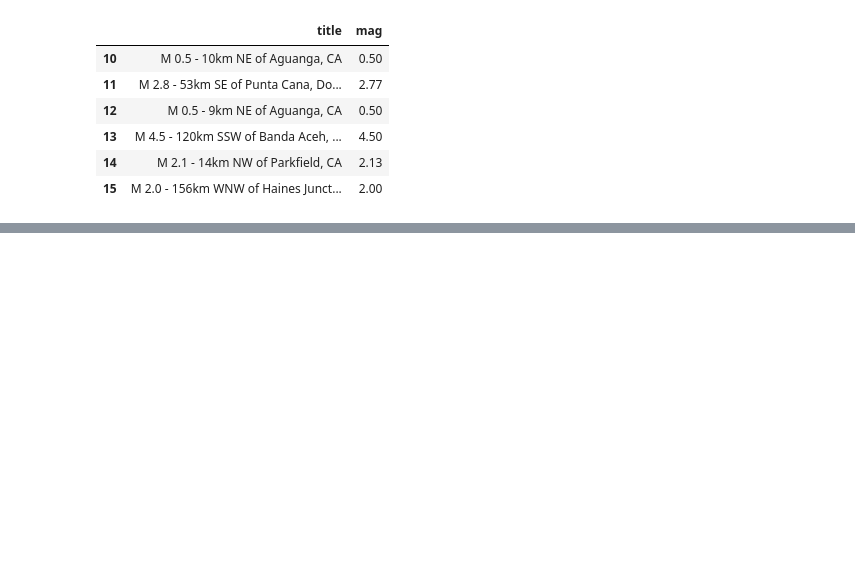
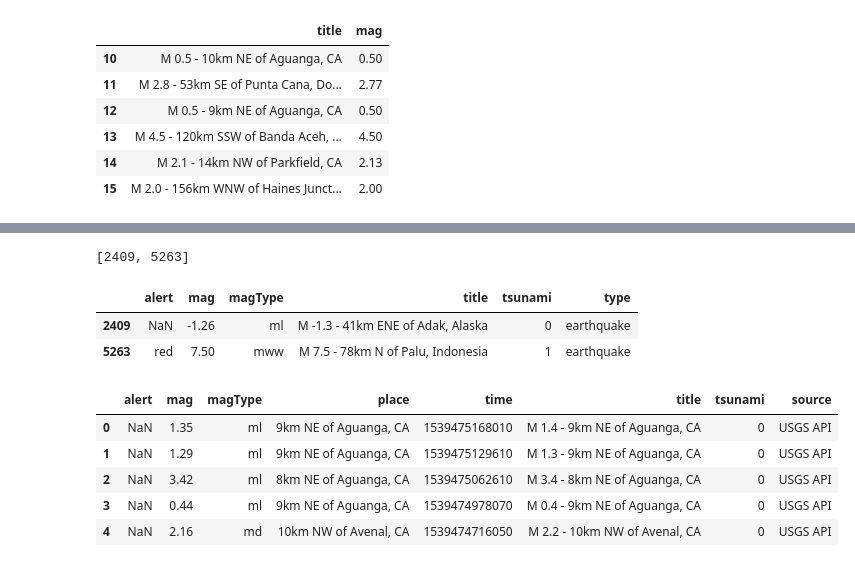
Before and after one commit to Le0Hnard/Hands-On-Data-Analysis-with-Pandas-2nd-edition, a Jupyter notebook: ch_02/Follow_Along.ipynb, the cells around one changed output, grey strips where cells are left out. Cells and saved outputs as stored; diff of their text form; code cells hidden in the pictures; blank space fills up the shorter version.

```diff
--- a/ch_02/Follow_Along.ipynb
+++ b/ch_02/Follow_Along.ipynb
@@ -101,0 +184,22 @@ df.loc[10:15, ['title', 'mag']]
+# %%
+[df.mag.idxmin(), df.mag.idxmax()]
+# %% [output]
+[2409, 5263]
+# %%
+df.loc[[df.mag.idxmin(), df.mag.idxmax()], ['alert', 'mag', 'magType', 'title', 'tsunami', 'type']]
+# %% [output]
+|  | alert | mag | magType | title | tsunami | type |
+| 2409 | NaN | -1.26 | ml | M -1.3 - 41km ENE of Adak, Alaska | 0 | earthquake |
+| 5263 | red | 7.50 | mww | M 7.5 - 78km N of Palu, Indonesia | 1 | earthquake |
+# %%
+df = pd.read_csv('data/earthquakes.csv', usecols = ['time', 'title', 'place', 'magType', 'mag', 'alert', 'tsunami'])
+# %%
+df['source'] = 'USGS API'
+df.head()
+# %% [output]
+|  | alert | mag | magType | place | time | title | tsunami | source |
+| 0 | NaN | 1.35 | ml | 9km NE of Aguanga, CA | 1539475168010 | M 1.4 - 9km NE of Aguanga, CA | 0 | USGS API |
+| 1 | NaN | 1.29 | ml | 9km NE of Aguanga, CA | 1539475129610 | M 1.3 - 9km NE of Aguanga, CA | 0 | USGS API |
+| 2 | NaN | 3.42 | ml | 8km NE of Aguanga, CA | 1539475062610 | M 3.4 - 8km NE of Aguanga, CA | 0 | USGS API |
+| 3 | NaN | 0.44 | ml | 9km NE of Aguanga, CA | 1539474978070 | M 0.4 - 9km NE of Aguanga, CA | 0 | USGS API |
+| 4 | NaN | 2.16 | md | 10km NW of Avenal, CA | 1539474716050 | M 2.2 - 10km NW of Avenal, CA | 0 | USGS API |
```
Also changed, not shown: parts of 8 cells of this notebook.
